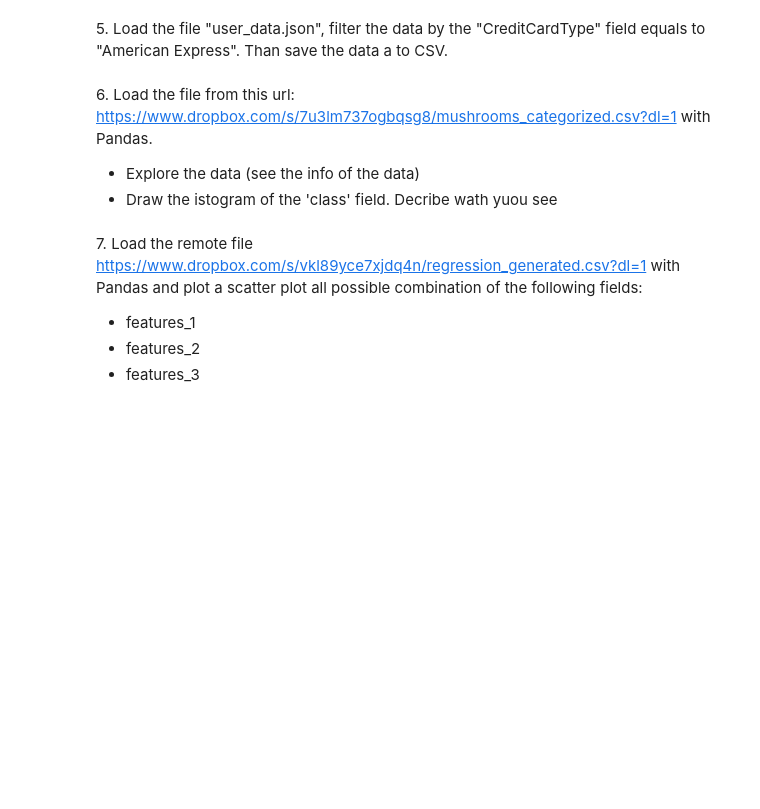
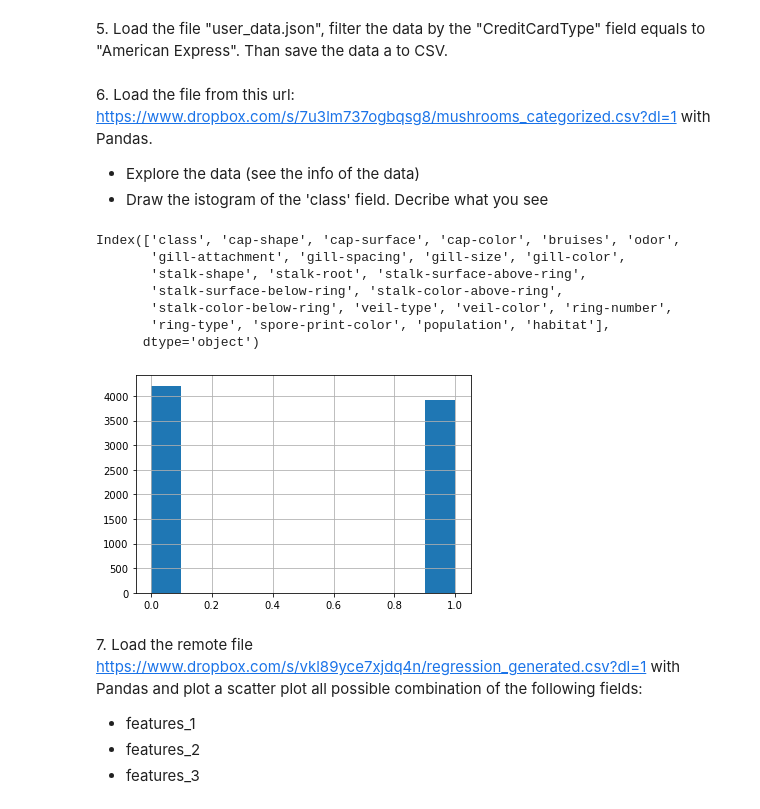
Before and after one commit to davbac/LaboratoryOfComputationalPhysics_Y5, a Jupyter notebook: 05ex_OSEMN.ipynb, the cells around one changed output. Saved outputs shown, nothing was run; the diff lists cells and outputs as text; code cells hidden in the pictures; blank space fills up the shorter version.

```diff
--- a/05ex_OSEMN.ipynb
+++ b/05ex_OSEMN.ipynb
@@ -9,10 +9,45 @@ import numpy as np
+# %%
+with open("./data/simple_data.txt", "w") as f:
+    f.write("\n".join([str(i) for i in np.random.random(size=(100,))]))
 # %% [markdown]
 2\. Create a random matrix of 5x5 and then save it to a text file named "data.txt"
+# %%
+with open("./data/data.txt", "w") as f:
+    f.write("\n".join([" ".join([str(i) for i in j]) for j in np.random.random(size=(5,5))]))
 # %% [markdown]
 3\. Load the saved txt file of point 2 and convert it to a csv file (by hand)
+# %%
+with open("./data/data.txt", "r") as f:
+    with open("./data/data.csv", "w") as f2:
+        for l in f.read():
+            f2.write(",".join(l.split(" ")))
 # %% [markdown]
 4\. load the binary file named *credit_card.dat* and convert the data into the real credit-card number.
 Each line correspond to a credit card number.
 Each character is composed by 6 bit (even the space) and the last 4 bit are just a padding
 
 **hint**: use the `chr()` function to convert a number to a char
+# %%
+with open("./credit_card.dat","rb") as f:
+    for l in f.readlines():
+        #print(l)
+
+        i=int(l,2)>>4
+        a=[]
+        while(i>0):
+            #print(i&0b111111)
+            a.append(chr(i&0b111111))
+            i=i>>6
+        print("".join(reversed(a)))
+
+        l=l.strip()
+        if(l==b''):
+            continue
+        a=[]
+        for i in range(0, 114, 6):
+            if(l[i:i+6]==b''):
+                continue
+            a.append(l[i:i+6])
+        s=[chr(int(i, base=2)) for i in a]
+        print("".join(s))
+        print("\n")
@@ -21,7 +87,22 @@ Each character is composed by 6 bit (even the space) and the last 4 bit are just
 # %% [markdown]
 6\. Load the file from this url: [https://www.dropbox.com/s/7u3lm737ogbqsg8/mushrooms_categorized.csv?dl=1](https://www.dropbox.com/s/7u3lm737ogbqsg8/mushrooms_categorized.csv?dl=1) with Pandas.
 + Explore the data (see the info of the data)
-+ Draw the istogram of the 'class' field. Decribe wath yuou see
++ Draw the istogram of the 'class' field. Decribe what you see
+# %%
+import urllib.request
+with urllib.request.urlopen("https://www.dropbox.com/s/7u3lm737ogbqsg8/mushrooms_categorized.csv?dl=1") as f:
+    df=pd.read_csv(f)
+    print(df.columns)
+    df["class"].hist()
+# %% [output]
+Index(['class', 'cap-shape', 'cap-surface', 'cap-color', 'bruises', 'odor',
+       'gill-attachment', 'gill-spacing', 'gill-size', 'gill-color',
+       'stalk-shape', 'stalk-root', 'stalk-surface-above-ring',
+       'stalk-surface-below-ring', 'stalk-color-above-ring',
+       'stalk-color-below-ring', 'veil-type', 'veil-color', 'ring-number',
+       'ring-type', 'spore-print-color', 'population', 'habitat'],
+      dtype='object')
+[figure, added]
 # %% [markdown]
 7\. Load the remote file [https://www.dropbox.com/s/vkl89yce7xjdq4n/regression_generated.csv?dl=1](https://www.dropbox.com/s/vkl89yce7xjdq4n/regression_generated.csv?dl=1) with Pandas and plot a scatter plot all possible combination of the following fields:
 
```
Also changed, not shown: parts of 4 cells of this notebook, 3 other files.
